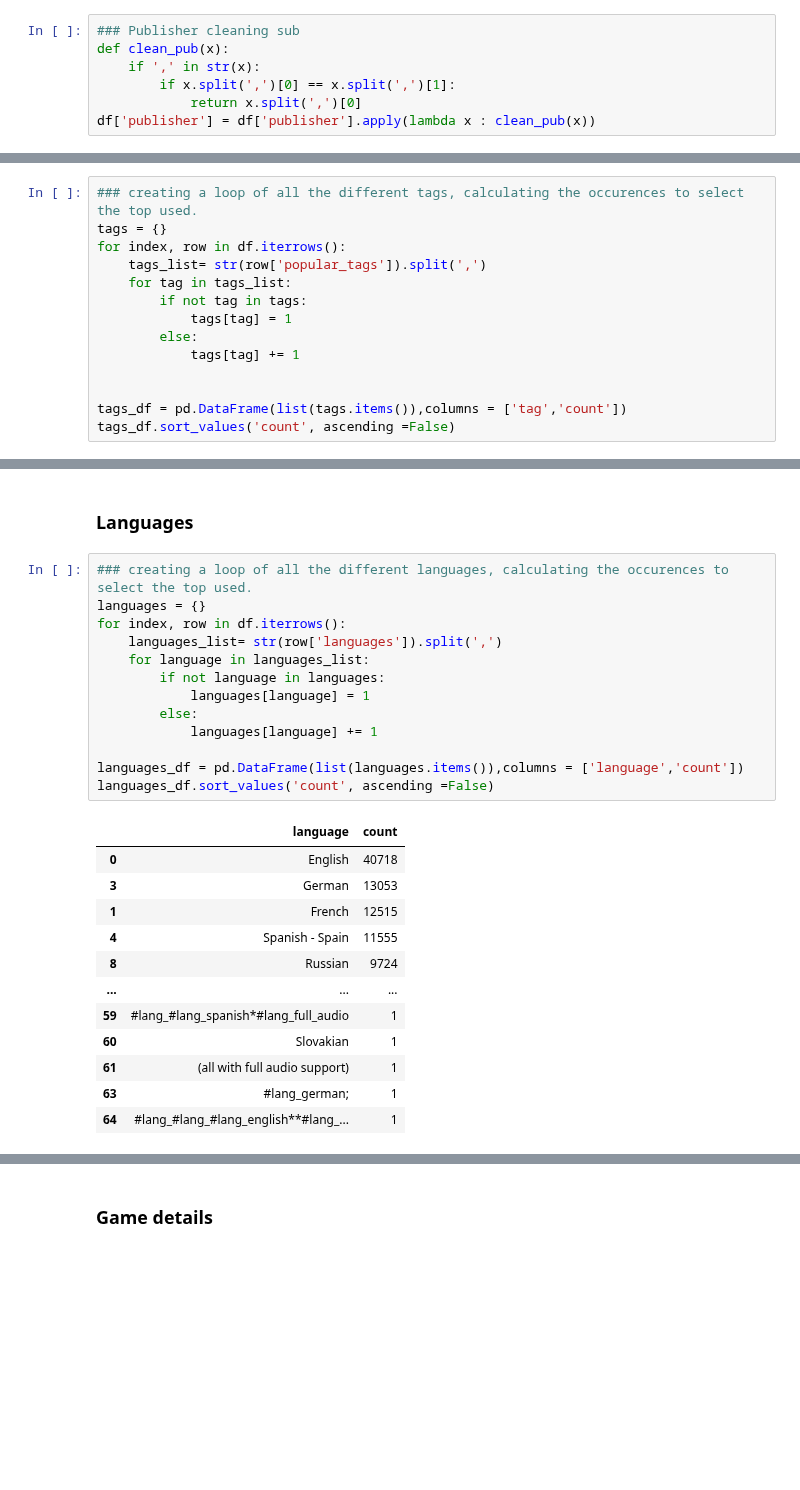
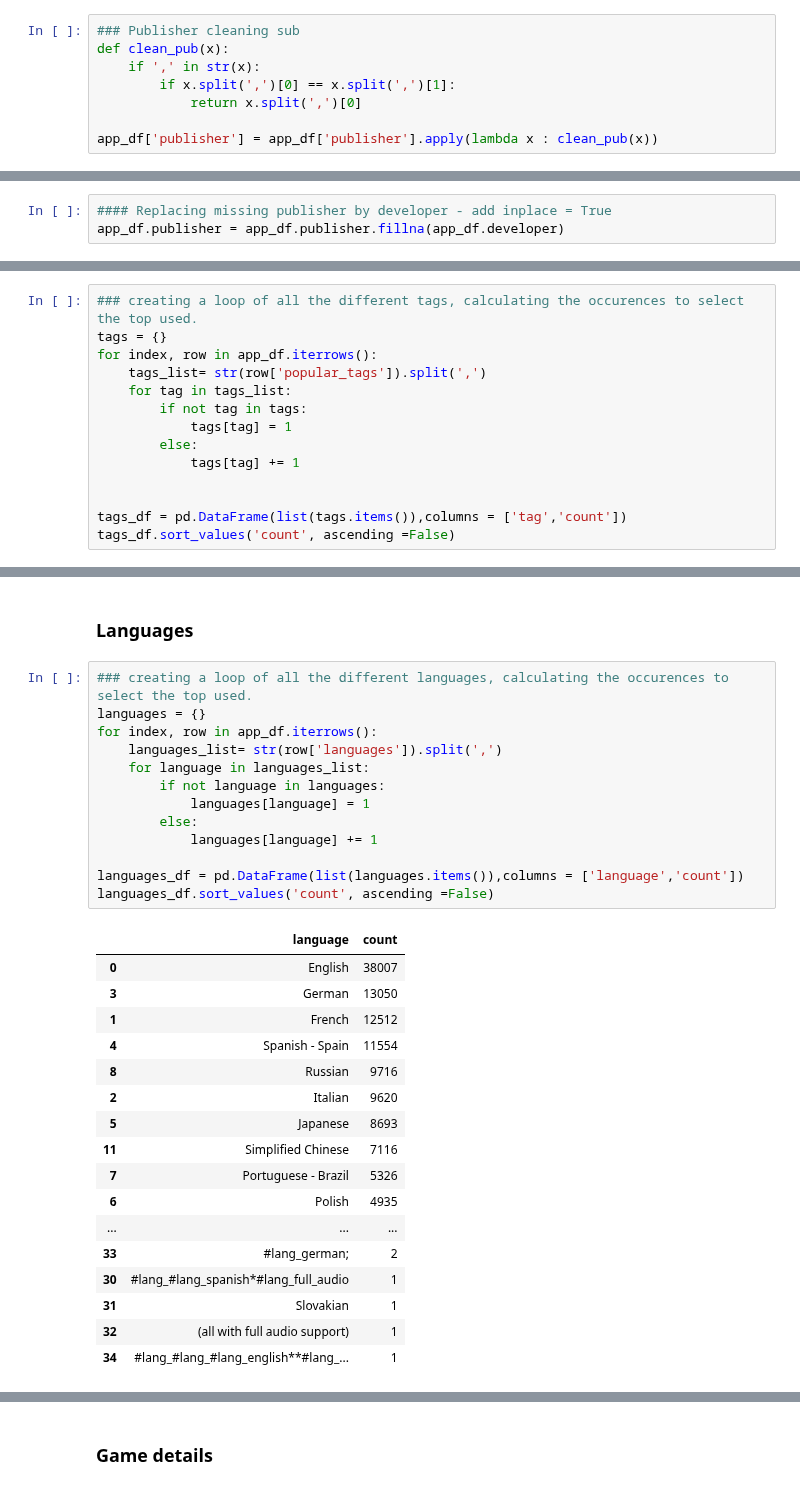
Before and after one commit to JoaoMarques1/find_your_inner_gamer, a Jupyter notebook: notebooks/Merging.ipynb, the cells around one changed output, grey strips where cells are left out. Drawn from its saved outputs; the diff is of its cells as text; blank space fills up the shorter version.

```diff
--- a/notebooks/Merging.ipynb
+++ b/notebooks/Merging.ipynb
@@ -89,4 +89,5 @@ def clean_pub(x):
     if ',' in str(x):
         if x.split(',')[0] == x.split(',')[1]:
             return x.split(',')[0]
-df['publisher'] = df['publisher'].apply(lambda x : clean_pub(x))
+
+app_df['publisher'] = app_df['publisher'].apply(lambda x : clean_pub(x))
@@ -92,0 +100,3 @@ df['publisher'] = df['publisher'].apply(lambda x : clean_pub(x))
+# %%
+#### Replacing missing publisher by developer - add inplace = True
+app_df.publisher = app_df.publisher.fillna(app_df.developer)
@@ -95,7 +111,7 @@ df['publisher'] = df['publisher'].apply(lambda x : clean_pub(x))
 # %%
 ### creating a loop of all the different tags, calculating the occurences to select the top used.
 tags = {}
-for index, row in df.iterrows():
+for index, row in app_df.iterrows():
     tags_list= str(row['popular_tags']).split(',')
     for tag in tags_list:
         if not tag in tags:
@@ -125,26 +141,31 @@ tags_df.sort_values('count', ascending =False)
 # %%
 ### creating a loop of all the different languages, calculating the occurences to select the top used.
 languages = {}
-for index, row in df.iterrows():
+for index, row in app_df.iterrows():
     languages_list= str(row['languages']).split(',')
     for language in languages_list:
         if not language in languages:
             languages[language] = 1
         else:
             languages[language] += 1
 
 languages_df = pd.DataFrame(list(languages.items()),columns = ['language','count'])
 languages_df.sort_values('count', ascending =False)
 # %% [output]
 |  | language | count |
-| 0 | English | 40718 |
-| 3 | German | 13053 |
-| 1 | French | 12515 |
-| 4 | Spanish - Spain | 11555 |
-| 8 | Russian | 9724 |
+| 0 | English | 38007 |
+| 3 | German | 13050 |
+| 1 | French | 12512 |
+| 4 | Spanish - Spain | 11554 |
+| 8 | Russian | 9716 |
+| 2 | Italian | 9620 |
+| 5 | Japanese | 8693 |
+| 11 | Simplified Chinese | 7116 |
+| 7 | Portuguese - Brazil | 5326 |
+| 6 | Polish | 4935 |
 | ... | ... | ... |
-| 59 | #lang_#lang_spanish*#lang_full_audio | 1 |
-| 60 | Slovakian | 1 |
-| 61 | (all with full audio support) | 1 |
-| 63 | #lang_german; | 1 |
-| 64 | #lang_#lang_#lang_english**#lang_... | 1 |
+| 33 | #lang_german; | 2 |
+| 30 | #lang_#lang_spanish*#lang_full_audio | 1 |
+| 31 | Slovakian | 1 |
+| 32 | (all with full audio support) | 1 |
+| 34 | #lang_#lang_#lang_english**#lang_... | 1 |
```
Also changed, not shown: parts of 26 cells of this notebook.
